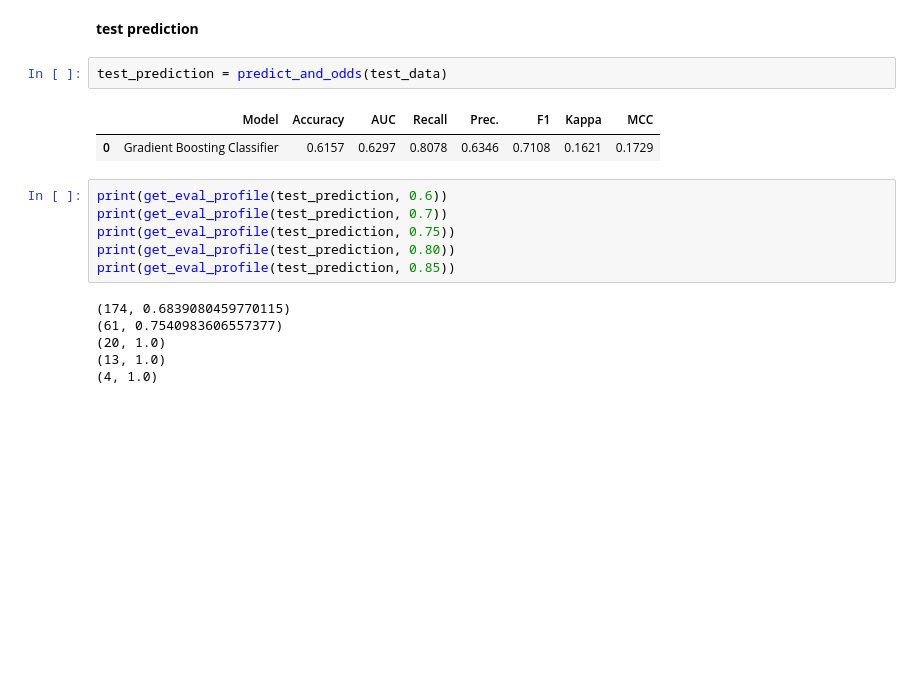
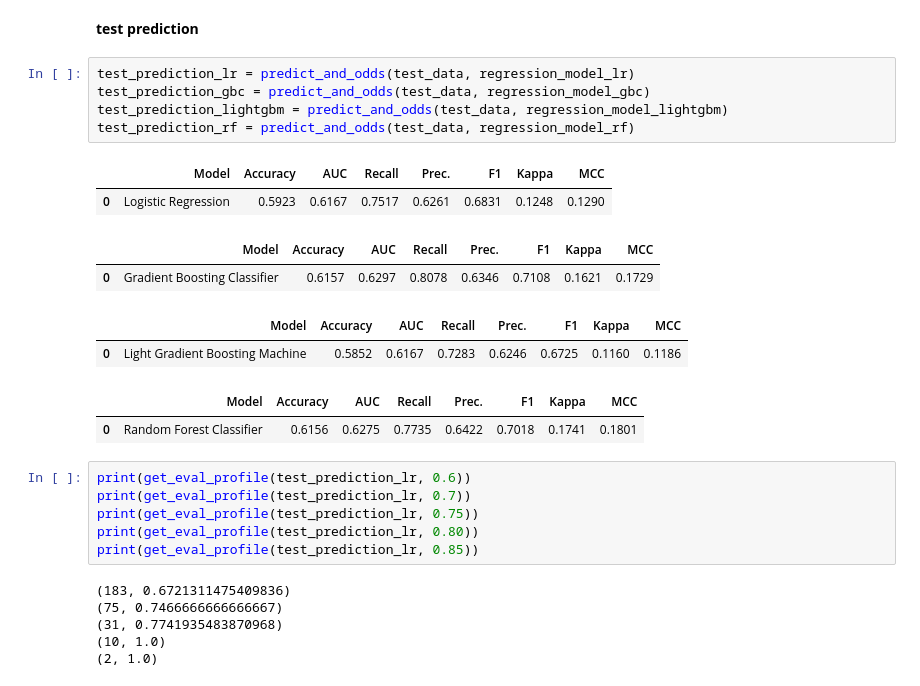
Before and after one commit to sculd/mlb-props, a Jupyter notebook: model_training_run.ipynb, the cells around one changed output. Cells and saved outputs as stored; diff of their text form; blank space fills up the shorter version.

```diff
--- a/model_training_run.ipynb
+++ b/model_training_run.ipynb
@@ -297,19 +335,28 @@ print(get_eval_profile(train_prediction, 0.80))
 # %% [markdown]
 **test prediction**
-# %%
-test_prediction = predict_and_odds(test_data)
-# %% [output]
-|  | Model | Accuracy | AUC | Recall | Prec. | F1 | Kappa | MCC |
-| 0 | Gradient Boosting Classifier | 0.6157 | 0.6297 | 0.8078 | 0.6346 | 0.7108 | 0.1621 | 0.1729 |
+# %%
+test_prediction_lr = predict_and_odds(test_data, regression_model_lr)
+test_prediction_gbc = predict_and_odds(test_data, regression_model_gbc)
+test_prediction_lightgbm = predict_and_odds(test_data, regression_model_lightgbm)
+test_prediction_rf = predict_and_odds(test_data, regression_model_rf)
+# %% [output]
+|  | Model | Accuracy | AUC | Recall | Prec. | F1 | Kappa | MCC |
+| 0 | Logistic Regression | 0.5923 | 0.6167 | 0.7517 | 0.6261 | 0.6831 | 0.1248 | 0.1290 |
+|  | Model | Accuracy | AUC | Recall | Prec. | F1 | Kappa | MCC |
+| 0 | Gradient Boosting Classifier | 0.6157 | 0.6297 | 0.8078 | 0.6346 | 0.7108 | 0.1621 | 0.1729 |
+|  | Model | Accuracy | AUC | Recall | Prec. | F1 | Kappa | MCC |
+| 0 | Light Gradient Boosting Machine | 0.5852 | 0.6167 | 0.7283 | 0.6246 | 0.6725 | 0.1160 | 0.1186 |
+|  | Model | Accuracy | AUC | Recall | Prec. | F1 | Kappa | MCC |
+| 0 | Random Forest Classifier | 0.6156 | 0.6275 | 0.7735 | 0.6422 | 0.7018 | 0.1741 | 0.1801 |
 # %%
-print(get_eval_profile(test_prediction, 0.6))
-print(get_eval_profile(test_prediction, 0.7))
-print(get_eval_profile(test_prediction, 0.75))
-print(get_eval_profile(test_prediction, 0.80))
-print(get_eval_profile(test_prediction, 0.85))
+print(get_eval_profile(test_prediction_lr, 0.6))
+print(get_eval_profile(test_prediction_lr, 0.7))
+print(get_eval_profile(test_prediction_lr, 0.75))
+print(get_eval_profile(test_prediction_lr, 0.80))
+print(get_eval_profile(test_prediction_lr, 0.85))
 # %% [output]
-(174, 0.6839080459770115)
-(61, 0.7540983606557377)
-(20, 1.0)
-(13, 1.0)
-(4, 1.0)
+(183, 0.6721311475409836)
+(75, 0.7466666666666667)
+(31, 0.7741935483870968)
+(10, 1.0)
+(2, 1.0)
```
Also changed, not shown: parts of 23 cells of this notebook, 2 other files.
